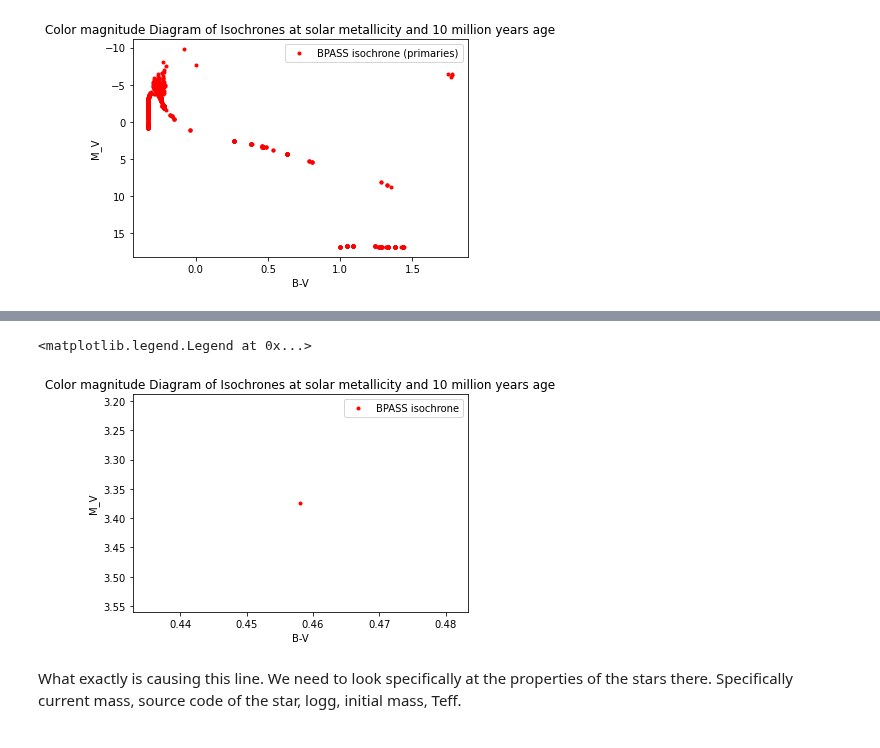
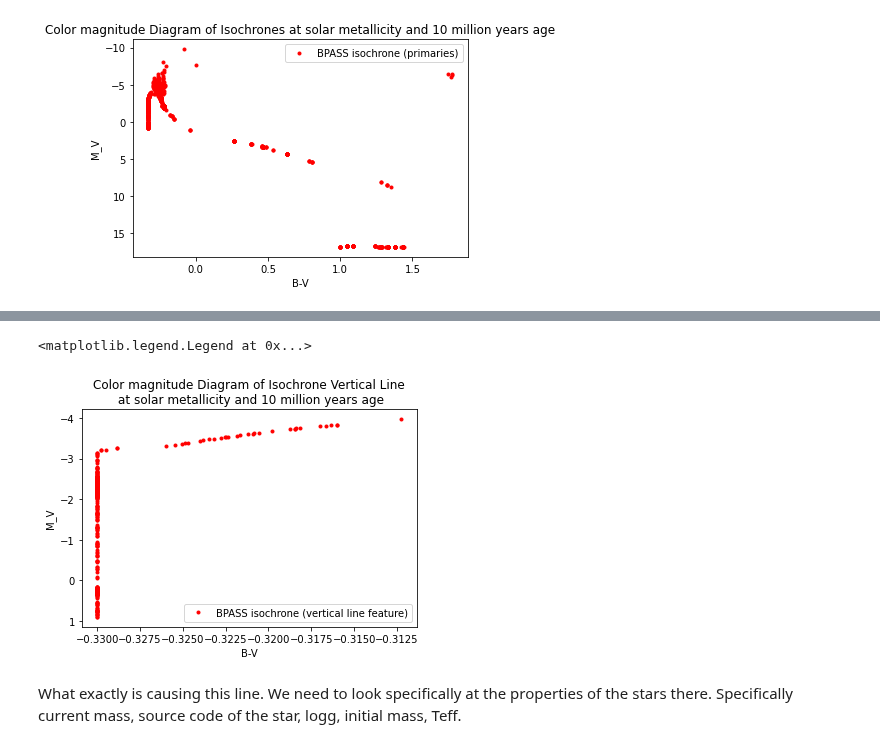
Before and after one commit to astropy/SPISEA, a Jupyter notebook: Test_Plots/Debugging the SPISEA isochrone at solar metallicity 10 million year old.ipynb, the cells around one changed output, grey strips where cells are left out. Drawn from its saved outputs; the diff is of its cells as text; code cells hidden in the pictures.

```diff
--- a/Test_Plots/Debugging the SPISEA isochrone at solar metallicity 10 million year old.ipynb
+++ b/Test_Plots/Debugging the SPISEA isochrone at solar metallicity 10 million year old.ipynb
@@ -215,6 +218,6 @@ plt.legend()
 <matplotlib.legend.Legend at 0x...>
 [figure]
 # %%
-line = iso1.primaries[np.where(((iso1.primaries['m_ubv_B'] - iso1.primaries["m_ubv_V"]) > 0.45) &
-                               ((iso1.primaries['m_ubv_B'] - iso1.primaries["m_ubv_V"]) <= 0.4583))[0]]
+line = iso1.primaries[np.where(((iso1.primaries['m_ubv_B'] - iso1.primaries["m_ubv_V"]) < -0.3) &
+                               ((iso1.primaries['m_ubv_B'] - iso1.primaries["m_ubv_V"]) > -0.5))[0]]
 # %%
@@ -229,18 +247,18 @@ Table length=1
 # %%
-# Taking a look at the Binary Cluster vs Default Settings cluster Observer's HR Diagram
+# Taking a look at the BPASS Cluster vs MIST Settings cluster Observer's HR Diagram
 # Remember to use a distance modulus!
 import matplotlib.pyplot as plt
 plt.plot(line['m_ubv_B'] - line["m_ubv_V"],
          line["m_ubv_V"] - 5 * np.log10(100),
-         "r.",  label="BPASS isochrone")
+         "r.",  label="BPASS isochrone (vertical line feature)")
 plt.xlabel("B-V")
 plt.ylabel("M_V")
-plt.title("Color magnitude Diagram of Isochrones at solar metallicity and 10 million years age")
+plt.title("Color magnitude Diagram of Isochrone Vertical Line\n at solar metallicity and 10 million years age")
 plt.gca().invert_yaxis()
 plt.legend()
 # %% [output]
 <matplotlib.legend.Legend at 0x...>
-[figure, old version]
+[figure, new version]
 # %% [markdown]
 What exactly is causing this line. We need to look specifically at the properties of the stars there. Specifically current mass, source code of the star, logg, initial mass, Teff.
 # %%
```
Also changed, not shown: parts of 24 cells of this notebook, 8 other files.
